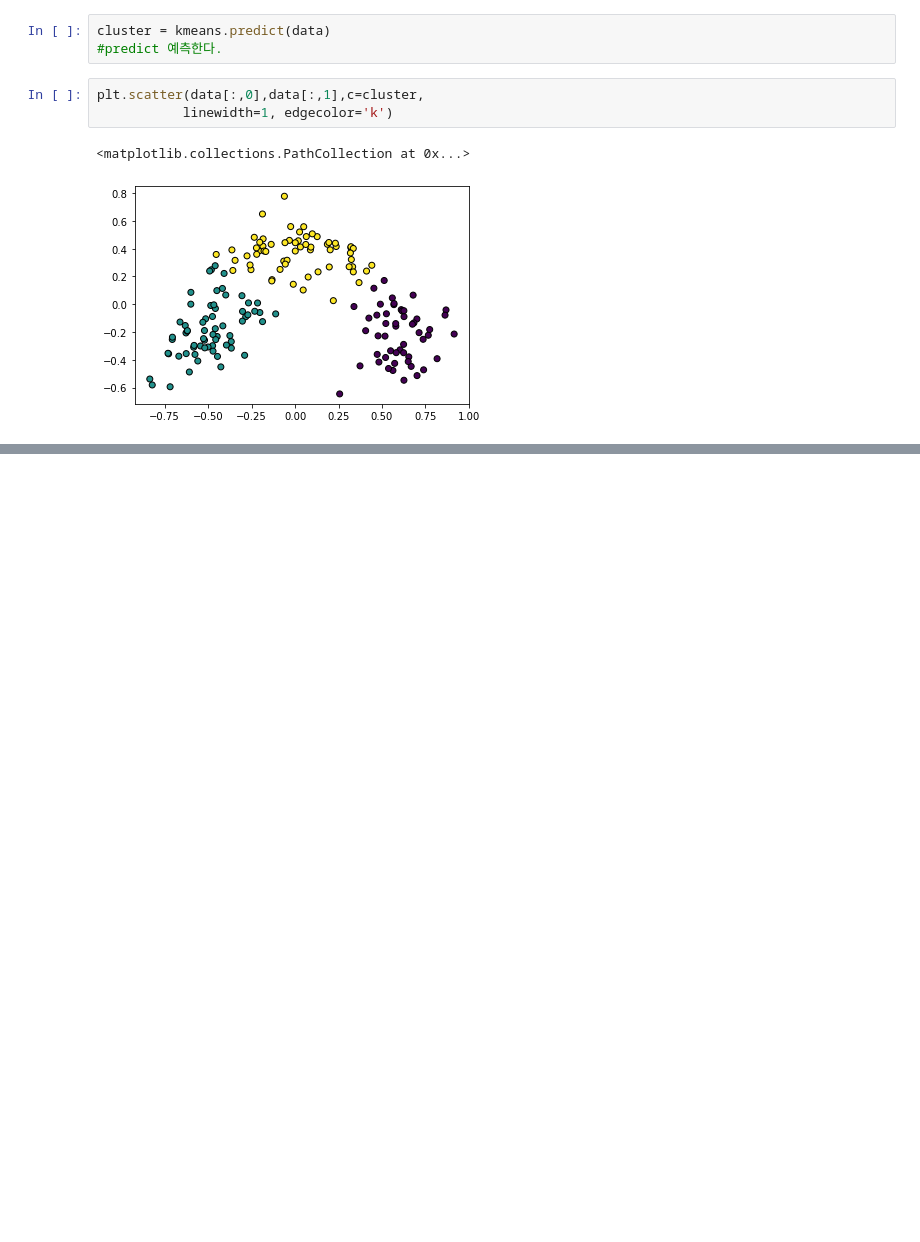
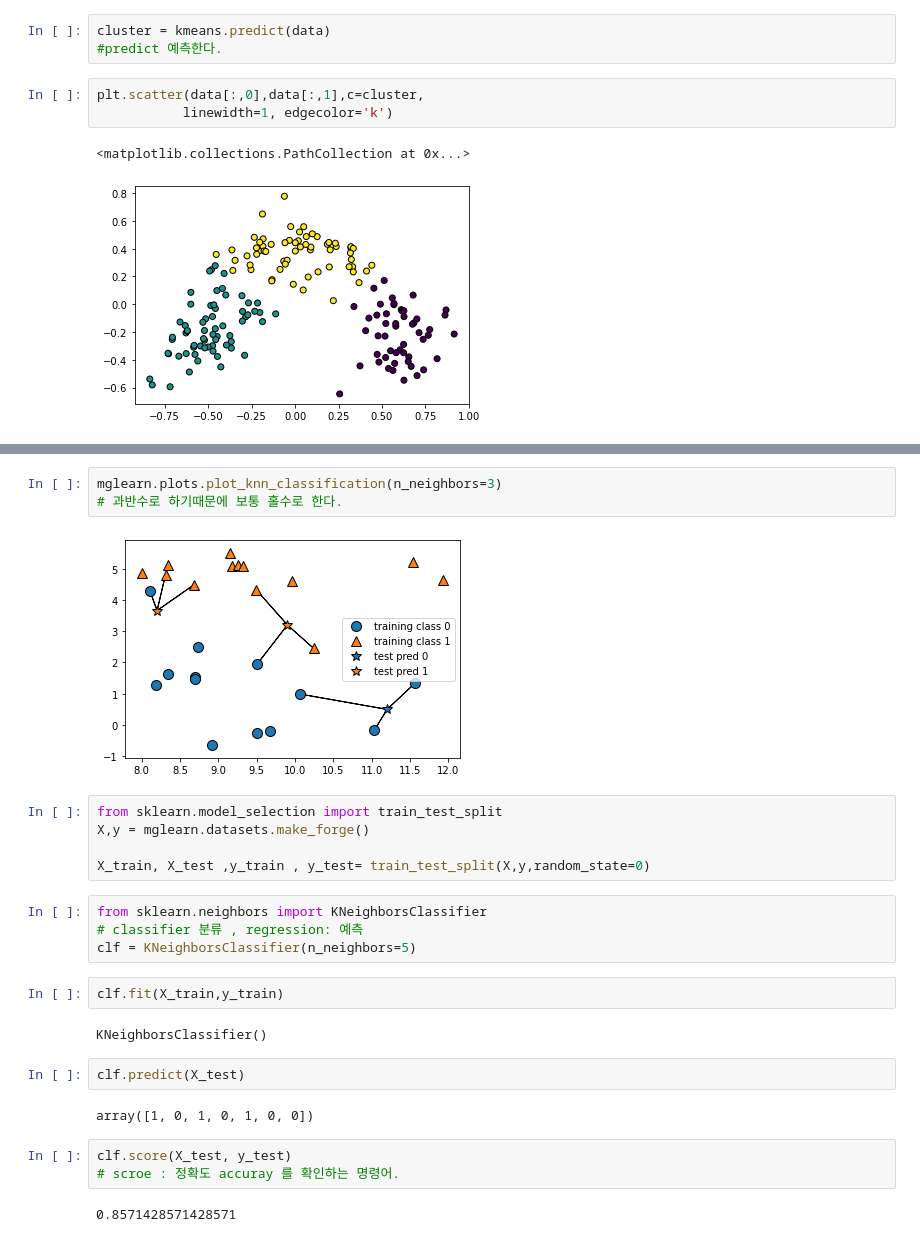
Before and after one commit to Jemin-Heo/Daegu-ai-web-public, a Jupyter notebook: preprocessor.ipynb, the cells around one changed output, grey strips where cells are left out. Drawn from its saved outputs; the diff is of its cells as text; blank space fills up the shorter version.

```diff
--- a/preprocessor.ipynb
+++ b/preprocessor.ipynb
@@ -479,0 +594,27 @@ plt.scatter(data[:,0],data[:,1],c=cluster,
+# %%
+mglearn.plots.plot_knn_classification(n_neighbors=3)
+# 과반수로 하기때문에 보통 홀수로 한다.
+# %% [output]
+[figure, added]
+# %%
+from sklearn.model_selection import train_test_split
+X,y = mglearn.datasets.make_forge()
+
+X_train, X_test ,y_train , y_test= train_test_split(X,y,random_state=0)
+# %%
+from sklearn.neighbors import KNeighborsClassifier
+# classifier 분류 , regression: 예측
+clf = KNeighborsClassifier(n_neighbors=5)
+# %%
+clf.fit(X_train,y_train)
+# %% [output]
+KNeighborsClassifier()
+# %%
+clf.predict(X_test)
+# %% [output]
+array([1, 0, 1, 0, 1, 0, 0])
+# %%
+clf.score(X_test, y_test)
+# scroe : 정확도 accuray 를 확인하는 명령어.
+# %% [output]
+0.8571428571428571
```
Also changed, not shown: parts of 38 cells of this notebook.
